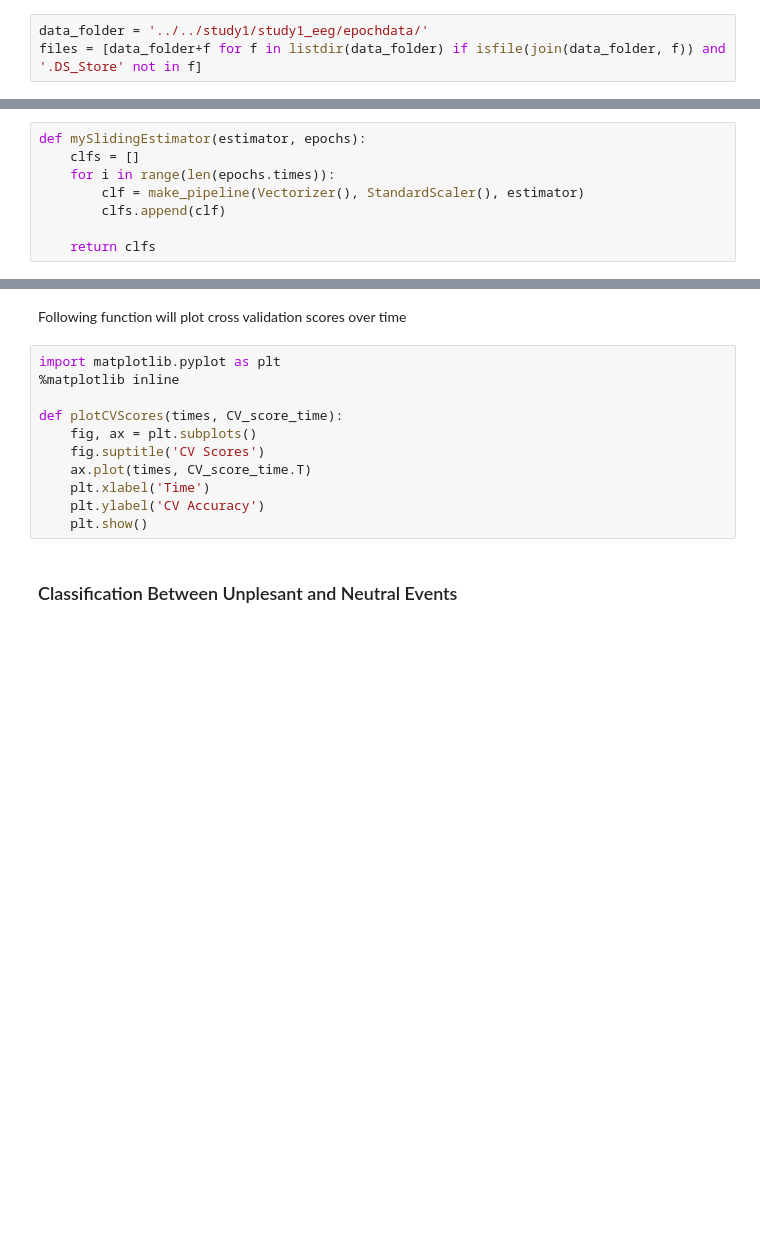
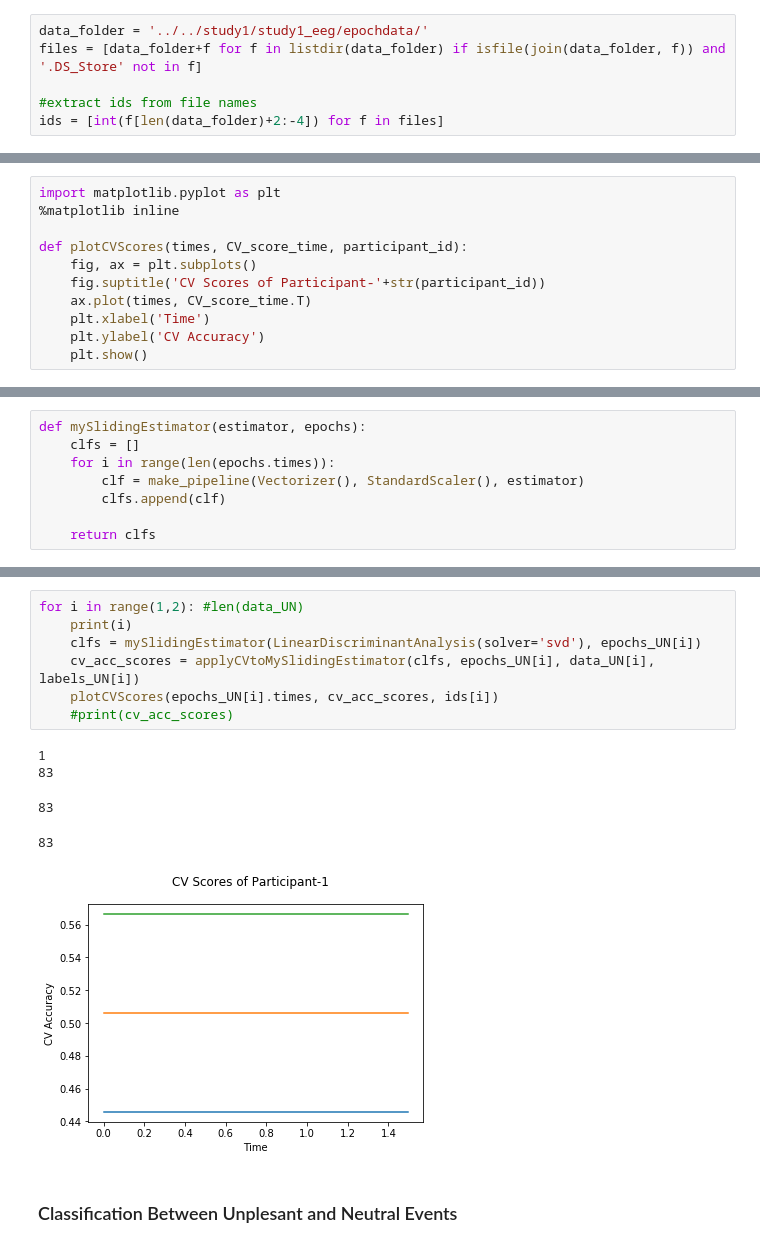
Before and after one commit to aath0/AlgorithmsNeuroscience, a Jupyter notebook: Tutorials/ApplyingMachineLearningMethodstoTemporalDimensions.ipynb, the cells around one changed output, grey strips where cells are left out. Saved outputs shown, nothing was run; the diff lists cells and outputs as text; blank space fills up the shorter version.

```diff
--- a/Tutorials/ApplyingMachineLearningMethodstoTemporalDimensions.ipynb
+++ b/Tutorials/ApplyingMachineLearningMethodstoTemporalDimensions.ipynb
@@ -44,6 +44,9 @@ from sklearn.linear_model import LogisticRegression
 # %%
 data_folder = '../../study1/study1_eeg/epochdata/'
 files = [data_folder+f for f in listdir(data_folder) if isfile(join(data_folder, f)) and '.DS_Store' not in f]
+
+#extract ids from file names
+ids = [int(f[len(data_folder)+2:-4]) for f in files]
 # %%
 epochs = [mne.read_epochs(f, verbose='error') for f in files]
 epochs_UN = [e['FU', 'FN'] for e in epochs]
@@ -84,3 +79,14 @@ def applyCrossValidation(data, labels, epochs, classifier):
+# %%
+import matplotlib.pyplot as plt
+%matplotlib inline
+
+def plotCVScores(times, CV_score_time, participant_id):
+    fig, ax = plt.subplots()
+    fig.suptitle('CV Scores of Participant-'+str(participant_id))
+    ax.plot(times, CV_score_time.T)
+    plt.xlabel('Time')
+    plt.ylabel('CV Accuracy')
+    plt.show()
 # %% [markdown]
 Although it is practical to use sliding estimator from mne package, it can be implemented easily. As it stated at the beginning of this tutorial, the idea behind sliding estimator is to train a model for each time point seperately and test the performance on new epochs. In following function, implementation of sliding estimator is provided.
 # %%
@@ -129,16 +145,16 @@ def applyCVtoMySlidingEstimator(clfs, epochs, data, labels, scoringMeasure='accu
-# %% [markdown]
-Following function will plot cross validation scores over time
-# %%
-import matplotlib.pyplot as plt
-%matplotlib inline
-
-def plotCVScores(times, CV_score_time):
-    fig, ax = plt.subplots()
-    fig.suptitle('CV Scores')
-    ax.plot(times, CV_score_time.T)
-    plt.xlabel('Time')
-    plt.ylabel('CV Accuracy')
-    plt.show()
+# %%
+for i in range(1,2): #len(data_UN)
+    print(i)
+    clfs = mySlidingEstimator(LinearDiscriminantAnalysis(solver='svd'), epochs_UN[i])
+    cv_acc_scores = applyCVtoMySlidingEstimator(clfs, epochs_UN[i], data_UN[i], labels_UN[i])
+    plotCVScores(epochs_UN[i].times, cv_acc_scores, ids[i])
+    #print(cv_acc_scores)
+# %% [output]
+1
+83
+83
+83
+[figure, added]
 # %% [markdown]
 ### Classification Between Unplesant and Neutral Events
 # %%
```
Also changed, not shown: parts of 7 cells of this notebook, 3 other files.
